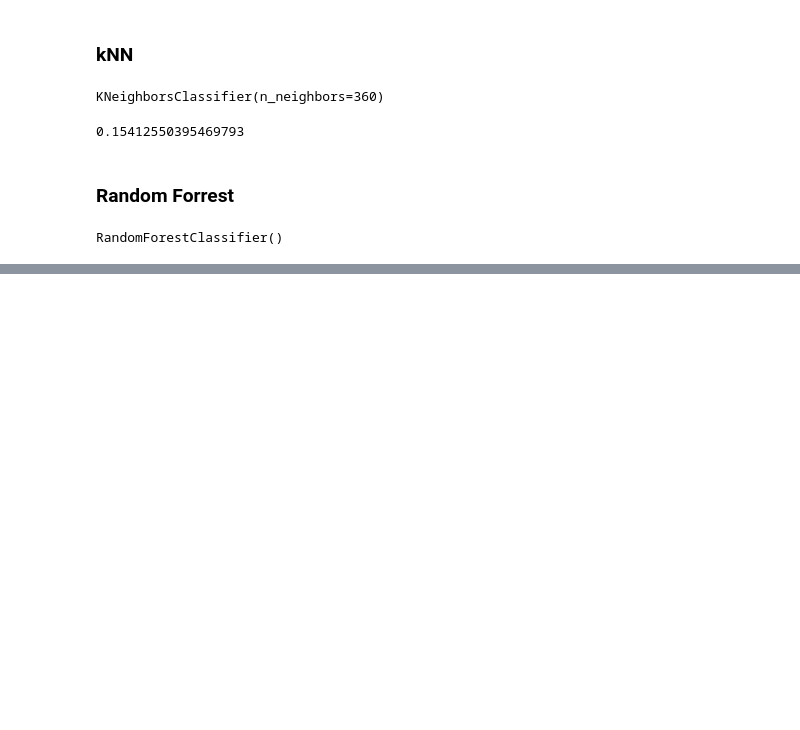
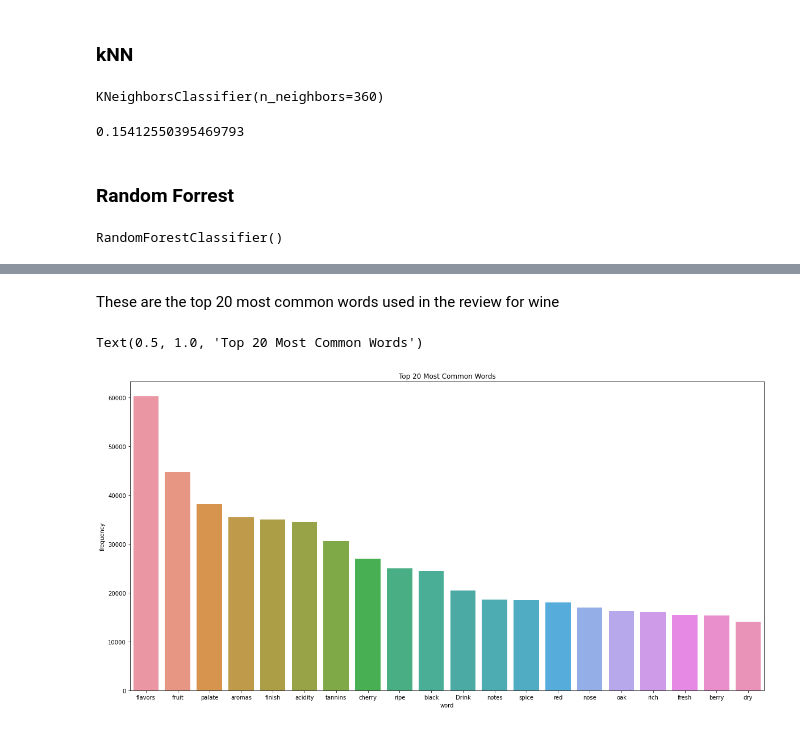
Before and after one commit to arons1618/Wine-analysis, a Jupyter notebook: main/Wine Analysis.ipynb, the cells around one changed output, grey strips where cells are left out. Cells and saved outputs as stored; diff of their text form; code cells hidden in the pictures; blank space fills up the shorter version.

Commit message:
tokenizer and word freq count added

```diff
--- a/main/Wine Analysis.ipynb
+++ b/main/Wine Analysis.ipynb
@@ -161,0 +242,4 @@ rf_model.score(X_test,y_test)
+# %%
+freq_dict = {}
+tok_descrip = reviews['description'].apply(tokenize)
+tok_descrip
@@ -161,0 +261,11 @@ rf_model.score(X_test,y_test)
+# %%
+words_to_pop = ['Wine', 'The', 'This', 'Its', 'A', 'Is', 'It']
+for key in words_to_pop:
+    if key in freq_dict.keys():
+        freq_dict.pop(key)
+    elif key.lower() in freq_dict.keys():
+        freq_dict.pop(key.lower())
+
+freq_dict
+# %%
+sorted_freq_dict = dict(sorted(freq_dict.items(), key=lambda item: item[1], reverse=True))
@@ -161,0 +292,18 @@ rf_model.score(X_test,y_test)
+# %% [markdown]
+These are the top 20 most common words used in the review for wine
+# %%
+# Data to plot
+labels = []
+sizes = []
+
+for x, y in sorted_freq_dict.items():
+    labels.append(x)
+    sizes.append(y)
+
+dims = (20,10)
+fig, ax = plt.subplots(figsize=dims)
+ax.set(xlabel='word', ylabel='frequency')
+sns.barplot(x=labels[:20], y=sizes[:20]).set_title('Top 20 Most Common Words')
+# %% [output]
+Text(0.5, 1.0, 'Top 20 Most Common Words')
+[figure, added]
```
Also changed, not shown: parts of 14 cells of this notebook.
